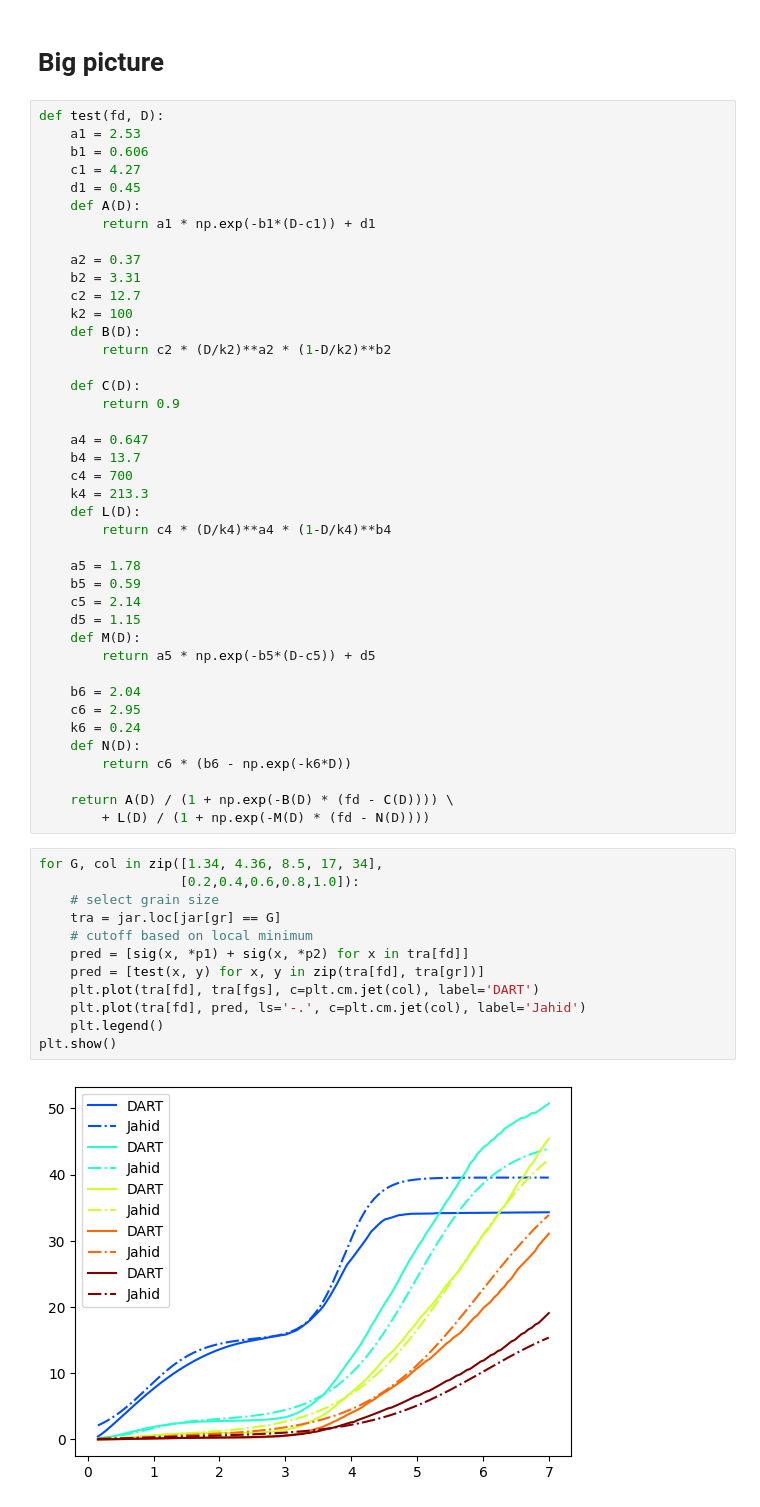
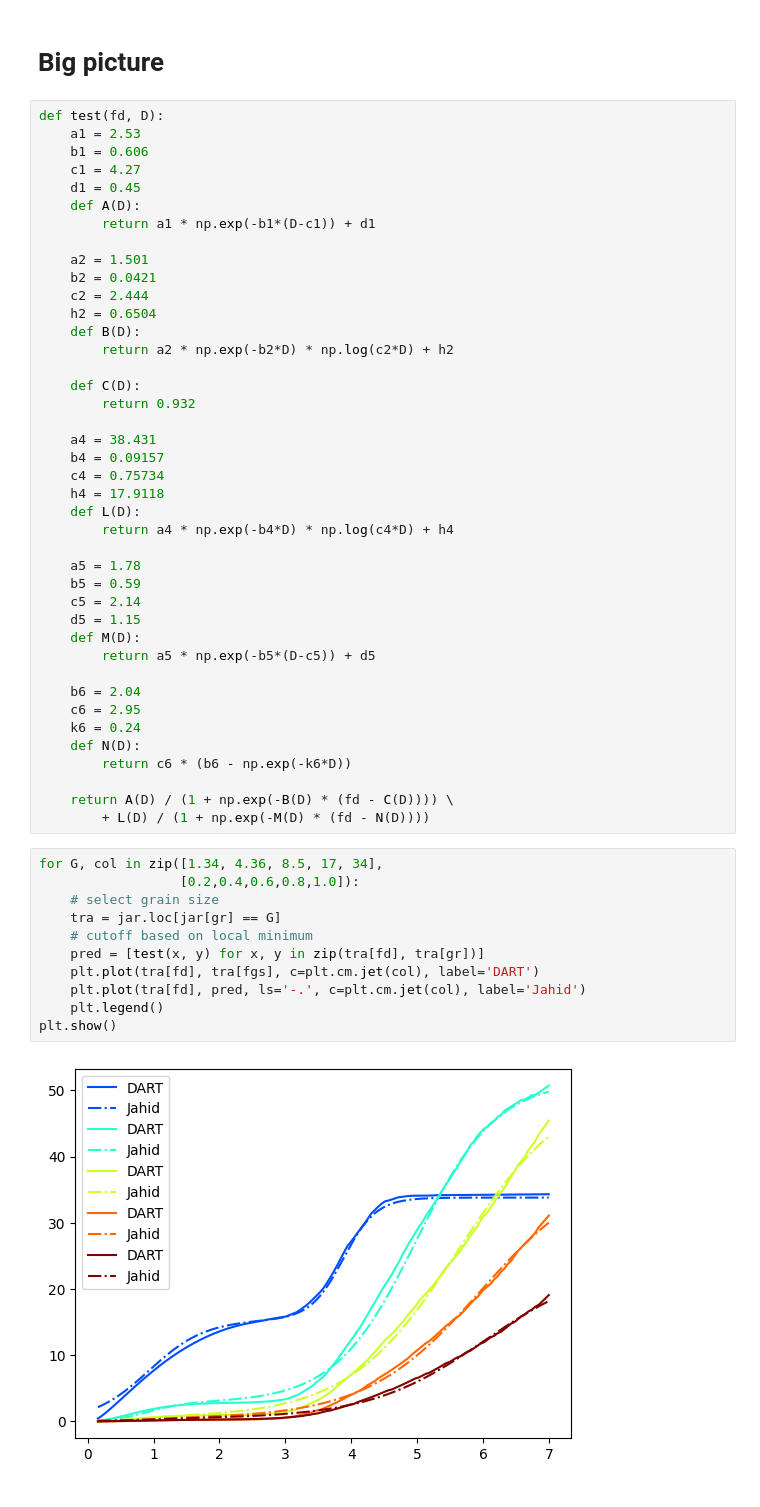
Before and after one commit to ahasan3-ncsu/wd-swelling, a Jupyter notebook: data_2022/eureka.ipynb, the cells around one changed output. Cells and saved outputs as stored; diff of their text form.

```diff
--- a/data_2022/eureka.ipynb
+++ b/data_2022/eureka.ipynb
@@ -261,22 +295,22 @@ def test(fd, D):
     def A(D):
         return a1 * np.exp(-b1*(D-c1)) + d1
 
-    a2 = 0.37
-    b2 = 3.31
-    c2 = 12.7
-    k2 = 100
+    a2 = 1.501
+    b2 = 0.0421
+    c2 = 2.444
+    h2 = 0.6504
     def B(D):
-        return c2 * (D/k2)**a2 * (1-D/k2)**b2
+        return a2 * np.exp(-b2*D) * np.log(c2*D) + h2
 
     def C(D):
-        return 0.9
+        return 0.932
 
-    a4 = 0.647
-    b4 = 13.7
-    c4 = 700
-    k4 = 213.3
+    a4 = 38.431
+    b4 = 0.09157
+    c4 = 0.75734
+    h4 = 17.9118
     def L(D):
-        return c4 * (D/k4)**a4 * (1-D/k4)**b4
+        return a4 * np.exp(-b4*D) * np.log(c4*D) + h4
 
     a5 = 1.78
     b5 = 0.59
@@ -296,14 +330,13 @@ def test(fd, D):
 # %%
 for G, col in zip([1.34, 4.36, 8.5, 17, 34],
                   [0.2,0.4,0.6,0.8,1.0]):
     # select grain size
     tra = jar.loc[jar[gr] == G]
     # cutoff based on local minimum
-    pred = [sig(x, *p1) + sig(x, *p2) for x in tra[fd]]
     pred = [test(x, y) for x, y in zip(tra[fd], tra[gr])]
     plt.plot(tra[fd], tra[fgs], c=plt.cm.jet(col), label='DART')
     plt.plot(tra[fd], pred, ls='-.', c=plt.cm.jet(col), label='Jahid')
     plt.legend()
 plt.show()
 # %% [output]
-[figure, old version]
+[figure, new version]
```
Also changed, not shown: parts of 14 cells of this notebook.
